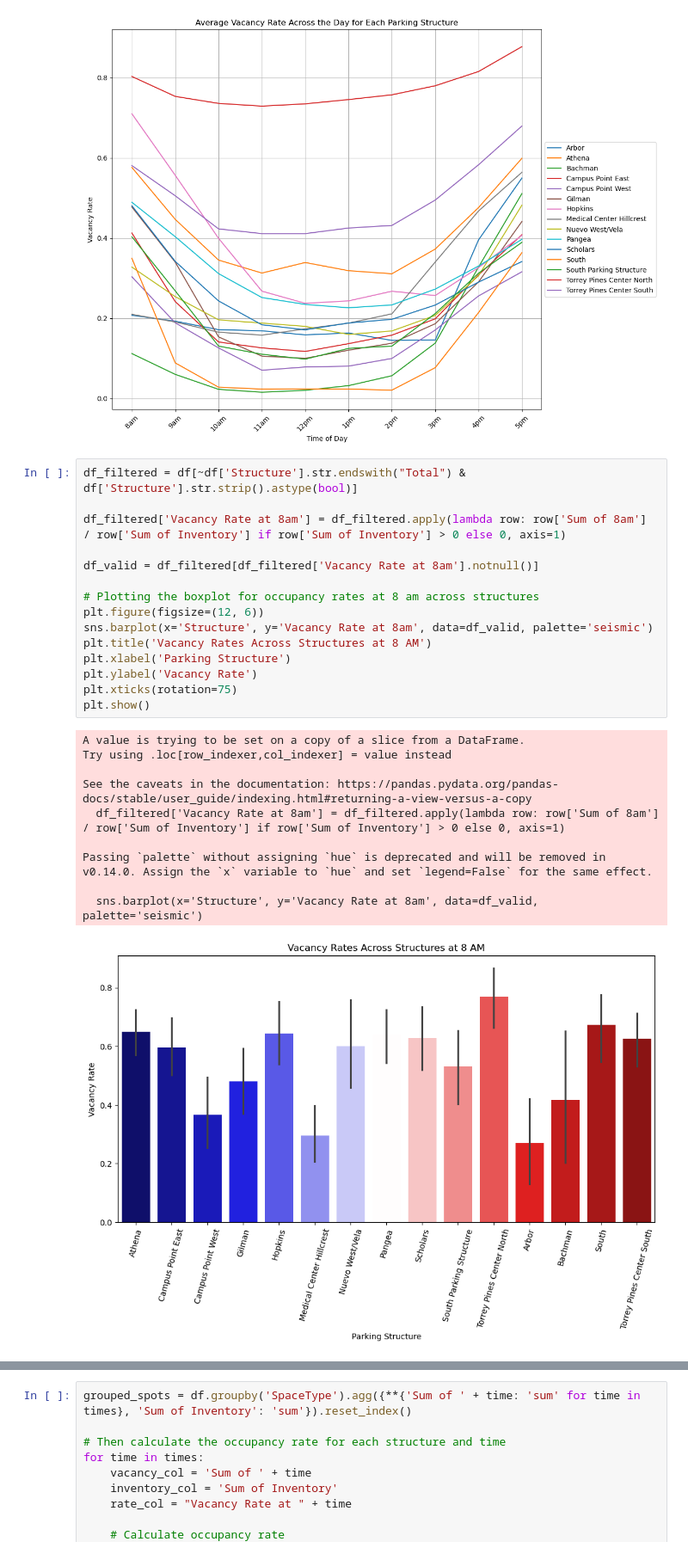
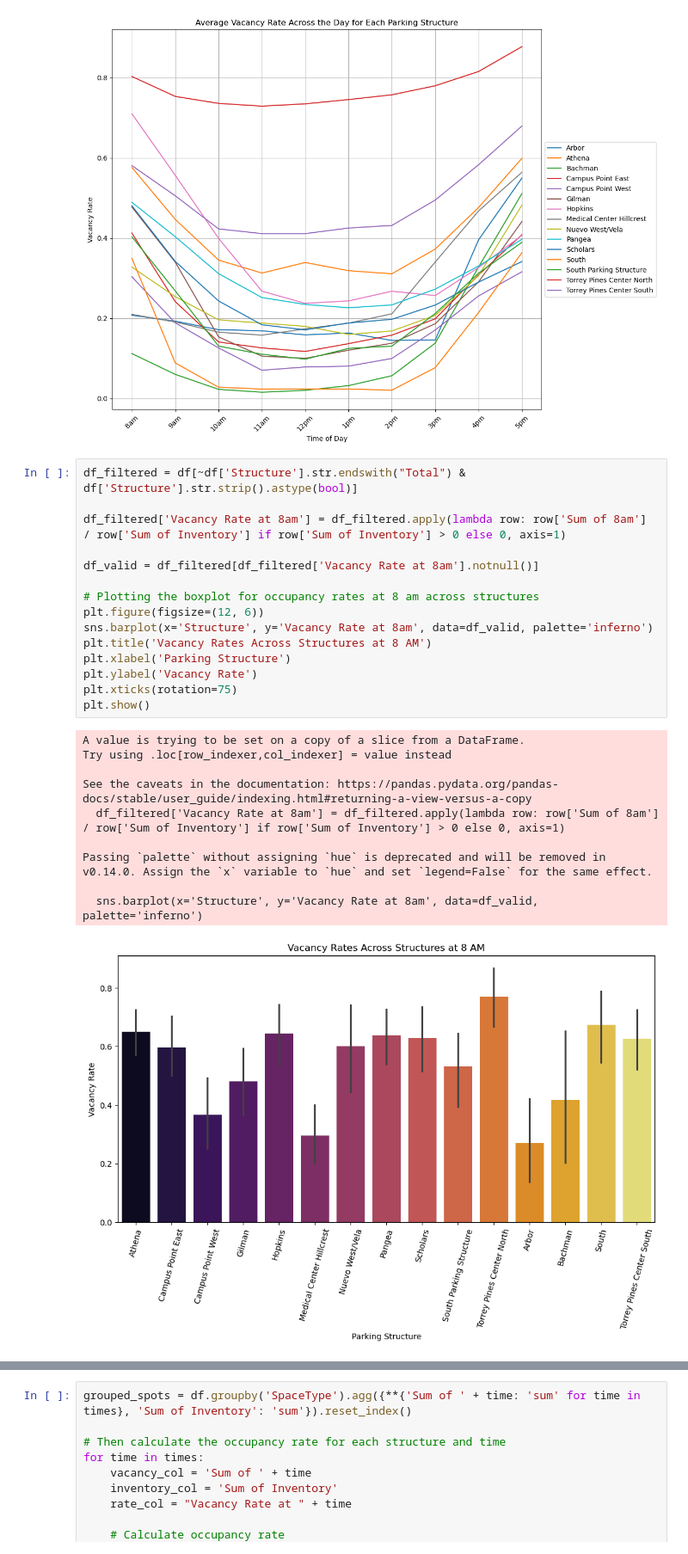
Before and after one commit to DanielJu0925/math189_project, a Jupyter notebook: data_process.ipynb, the cells around one changed output, grey strips where cells are left out. Shown at 86% size. Drawn from its saved outputs; the diff is of its cells as text.

Commit message:
changed color pallette for a barplot cuz white is invisible

```diff
--- a/data_process.ipynb
+++ b/data_process.ipynb
@@ -207,29 +207,29 @@ plt.show()
 # %%
 df_filtered = df[~df['Structure'].str.endswith("Total") & df['Structure'].str.strip().astype(bool)]
 
 df_filtered['Vacancy Rate at 8am'] = df_filtered.apply(lambda row: row['Sum of 8am'] / row['Sum of Inventory'] if row['Sum of Inventory'] > 0 else 0, axis=1)
 
 df_valid = df_filtered[df_filtered['Vacancy Rate at 8am'].notnull()]
 
 # Plotting the boxplot for occupancy rates at 8 am across structures
 plt.figure(figsize=(12, 6))
-sns.barplot(x='Structure', y='Vacancy Rate at 8am', data=df_valid, palette='seismic')
+sns.barplot(x='Structure', y='Vacancy Rate at 8am', data=df_valid, palette='inferno')
 plt.title('Vacancy Rates Across Structures at 8 AM')
 plt.xlabel('Parking Structure')
 plt.ylabel('Vacancy Rate')
 plt.xticks(rotation=75)
 plt.show()
 # %% [output]
 A value is trying to be set on a copy of a slice from a DataFrame.
 Try using .loc[row_indexer,col_indexer] = value instead
 
 See the caveats in the documentation: https://pandas.pydata.org/pandas-docs/stable/user_guide/indexing.html#returning-a-view-versus-a-copy
   df_filtered['Vacancy Rate at 8am'] = df_filtered.apply(lambda row: row['Sum of 8am'] / row['Sum of Inventory'] if row['Sum of Inventory'] > 0 else 0, axis=1)
 
 Passing `palette` without assigning `hue` is deprecated and will be removed in v0.14.0. Assign the `x` variable to `hue` and set `legend=False` for the same effect.
 
-  sns.barplot(x='Structure', y='Vacancy Rate at 8am', data=df_valid, palette='seismic')
+  sns.barplot(x='Structure', y='Vacancy Rate at 8am', data=df_valid, palette='inferno')
-[figure, old version]
+[figure, new version]
 # %%
 df_filtered = df[~df['Structure'].str.endswith("Total") & df['Structure'].str.strip().astype(bool)]
 
```
Also changed, not shown: parts of 1 cell of this notebook.
